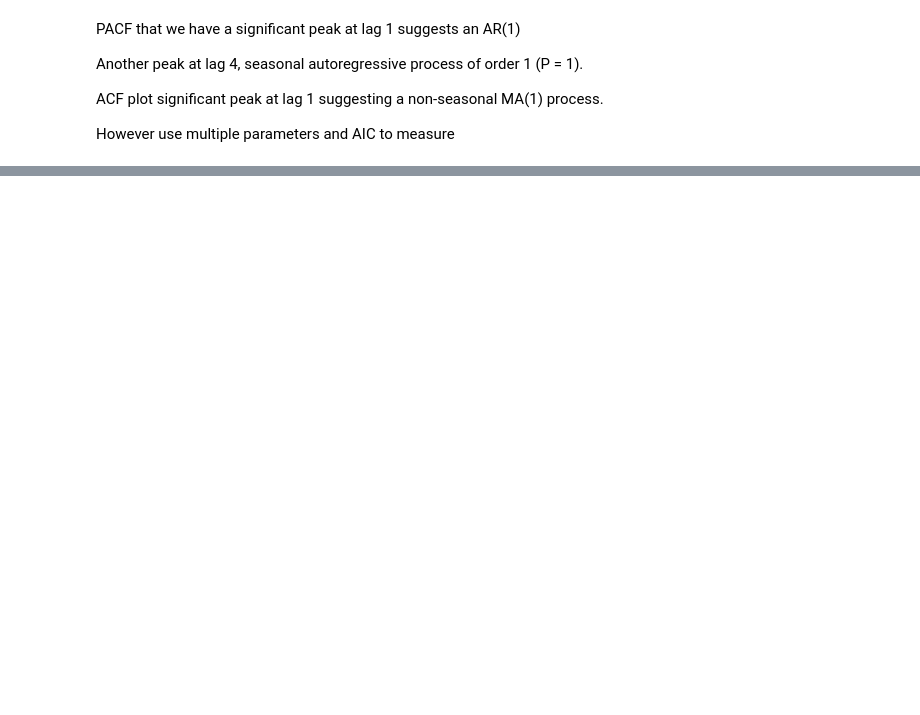
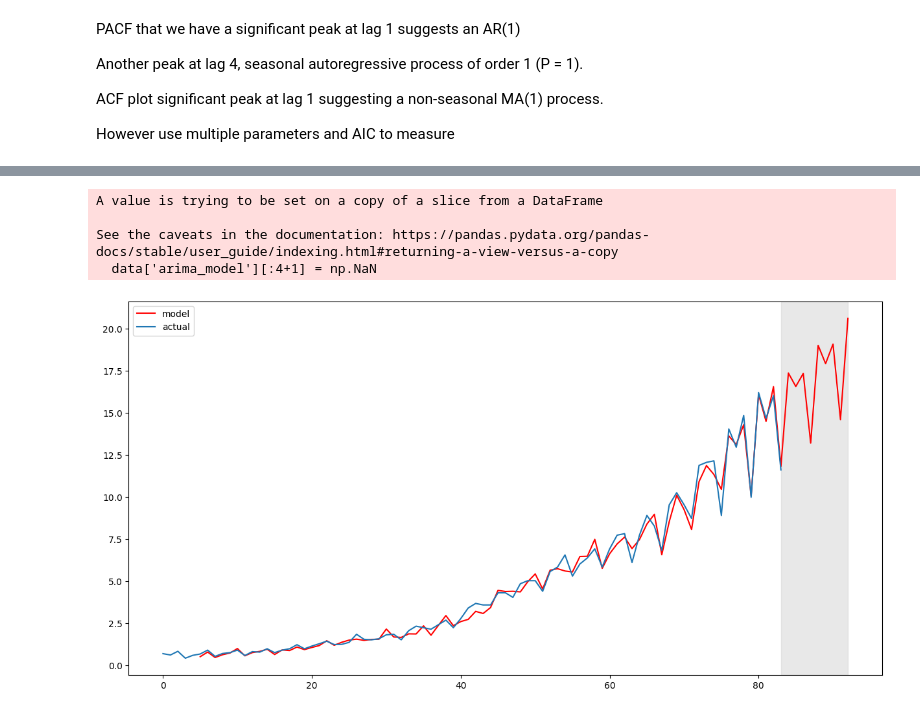
Before and after one commit to sxs001/L4DA_resources, a Jupyter notebook: sarima_final.ipynb, the cells around one changed output, grey strips where cells are left out. Drawn from its saved outputs; the diff is of its cells as text; code cells hidden in the pictures; blank space fills up the shorter version.

```diff
--- a/sarima_final.ipynb
+++ b/sarima_final.ipynb
@@ -19,0 +18,4 @@ data = pd.read_csv(file)
+# %%
+url='https://raw.githubusercontent.com/tdmhub/L4DA_resources/main/jj.csv'
+data = pd.read_csv(url,delimiter=',')
+data.head(3)
@@ -221,3 +337,4 @@ result_df[result_df['AIC'] == result_df['AIC'].min()]
 # %%
-best_model = SARIMAX(data['data'], order=(2, d, 3), seasonal_order=(1, D, 0, 4)).fit(dis=-1)
+#best_model = SARIMAX(data['data'], order=(2, d, 3), seasonal_order=(1, D, 0, 4)).fit(dis=-1)
+best_model = SARIMAX(data['data'], order=(2, d, 3), seasonal_order=(0, D, 0, 4)).fit(dis=-1)
 print(best_model.summary())
@@ -224,11 +359,18 @@ print(best_model.summary())
 # %%
 data['arima_model'] = best_model.fittedvalues
 data['arima_model'][:4+1] = np.NaN
 forecast = best_model.predict(start=data.shape[0], end=data.shape[0] + 8)
-forecast = data['arima_model'].append(forecast)
+#forecast = data['arima_model'].append(forecast)
+forecast = pd.concat([data['arima_model'], forecast])
 plt.figure(figsize=(15, 7.5))
 plt.plot(forecast, color='r', label='model')
 plt.axvspan(data.index[-1], forecast.index[-1], alpha=0.5, color='lightgrey')
 plt.plot(data['data'], label='actual')
 plt.legend()
 plt.show()
+# %% [output]
+A value is trying to be set on a copy of a slice from a DataFrame
+
+See the caveats in the documentation: https://pandas.pydata.org/pandas-docs/stable/user_guide/indexing.html#returning-a-view-versus-a-copy
+  data['arima_model'][:4+1] = np.NaN
+[figure, added]
```
Also changed, not shown: parts of 20 cells of this notebook.
